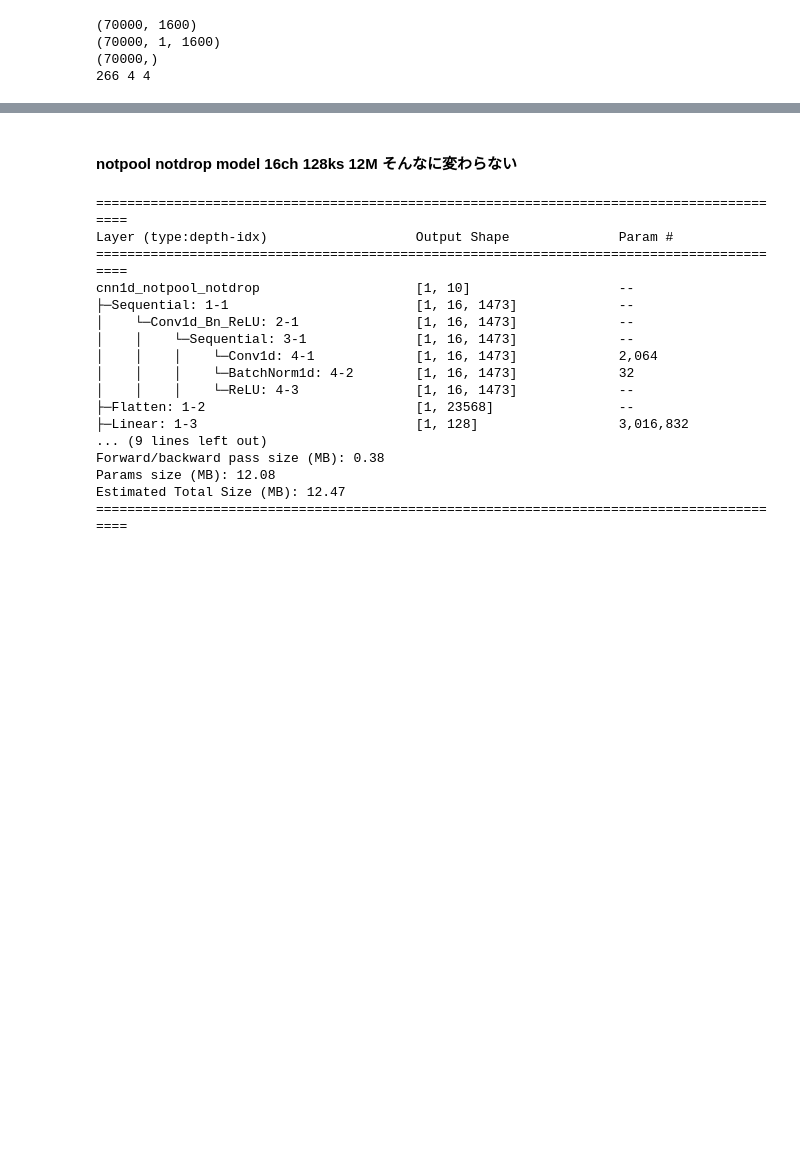
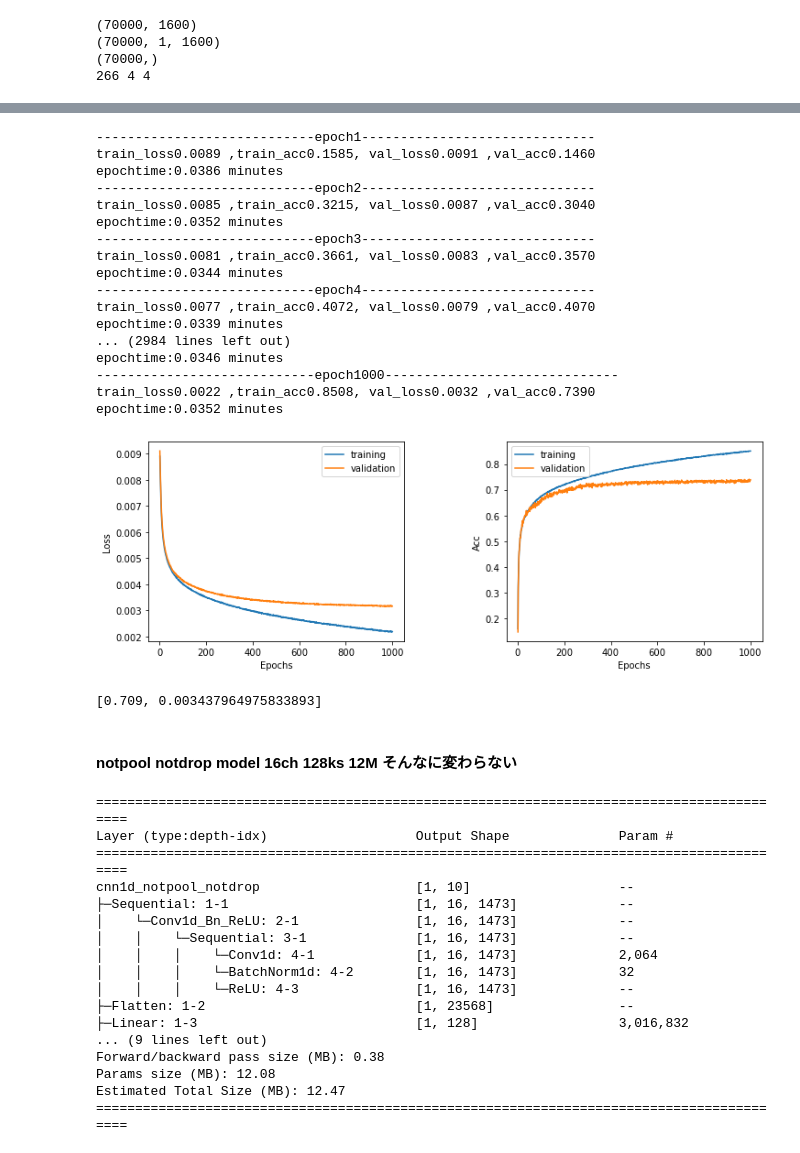
Before and after one commit to k-kw/ipynb_linux, a Jupyter notebook: classification.ipynb, the cells around one changed output, grey strips where cells are left out. Drawn from its saved outputs; the diff is of its cells as text; code cells hidden in the pictures; blank space fills up the shorter version.

```diff
--- a/classification.ipynb
+++ b/classification.ipynb
@@ -91,3 +119,42 @@ print(len(mlt), len(mlv), len(mltest))
+# %%
+optimizer = optim.Adam(model.parameters(), lr=1e-05)
+
+epochs = 1000
+
+# lrdir=osp.join(howdatadir, "1e-05")
+# modelsavedir = osp.join(lrdir, "16ch128ks3pool")
+#md_path = osp.join(modelsavedir, 'last.pth')
+
+#training
+tl, vl, ta, va = DL.train_model_ver3(mlt, mlv, model, criterion, optimizer, epochs, device,
+                                    mean_or_improve="improve", decision_num=10,)
+
+#torch.save(model.state_dict(), md_path)
+DL.learning_curv_ver2( 12, 4, 10, 10, tls = tl, vls = vl, tas = ta, vas = va)
+
+
+val = DL.val_model(mltest, model, device, criterion, False)
+print(val)
+# %% [output]
+----------------------------epoch1------------------------------
+train_loss0.0089 ,train_acc0.1585, val_loss0.0091 ,val_acc0.1460
+epochtime:0.0386 minutes
+----------------------------epoch2------------------------------
+train_loss0.0085 ,train_acc0.3215, val_loss0.0087 ,val_acc0.3040
+epochtime:0.0352 minutes
+----------------------------epoch3------------------------------
+train_loss0.0081 ,train_acc0.3661, val_loss0.0083 ,val_acc0.3570
+epochtime:0.0344 minutes
+----------------------------epoch4------------------------------
+train_loss0.0077 ,train_acc0.4072, val_loss0.0079 ,val_acc0.4070
+epochtime:0.0339 minutes
+... (2984 lines left out)
+epochtime:0.0346 minutes
+----------------------------epoch1000------------------------------
+train_loss0.0022 ,train_acc0.8508, val_loss0.0032 ,val_acc0.7390
+epochtime:0.0352 minutes
+[figure, added]
+[0.709, 0.003437964975833893]
 # %% [markdown]
 #### notpool notdrop model  16ch 128ks 12M そんなに変わらない
 # %%
```
Also changed, not shown: parts of 21 cells of this notebook.
